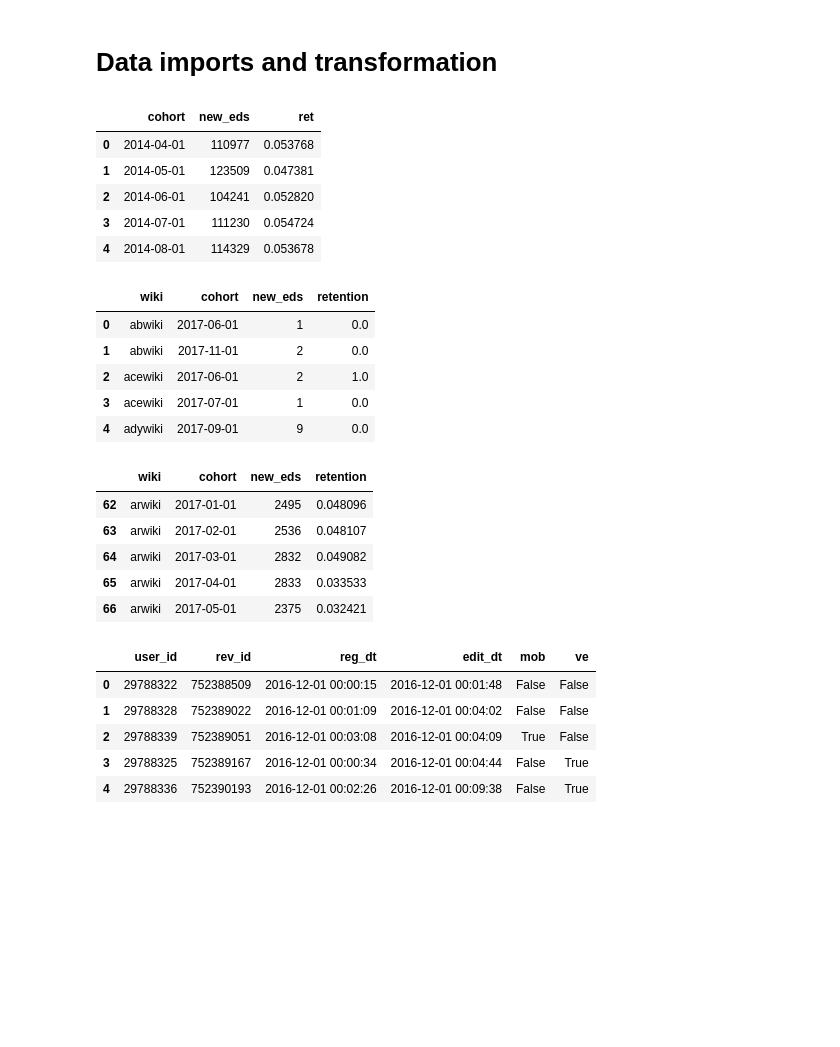
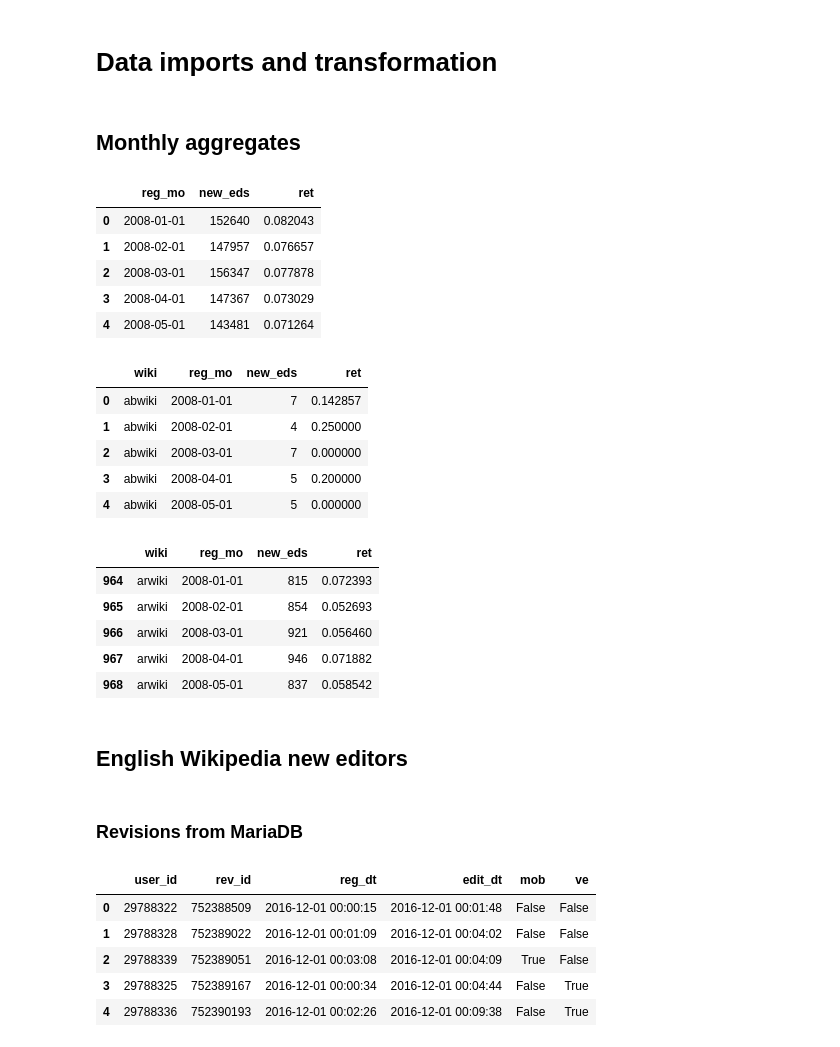
Before and after one commit to wikimedia-research/2018-01-new-editor-retention-analysis, a Jupyter notebook: analysis.ipynb, the cells around one changed output. Drawn from its saved outputs; the diff is of its cells as text; code cells hidden in the pictures; blank space fills up the shorter version.

```diff
--- a/analysis.ipynb
+++ b/analysis.ipynb
@@ -17,38 +19,44 @@ mpl.rcParams["figure.figsize"] = (20, 10)
 # %% [markdown]
 # Data imports and transformation
+# %% [markdown]
+## Monthly aggregates
 # %%
 glob_mo = pd.read_table("data/adl_global_monthly_retention.tsv")
-glob_mo["cohort"] = pd.to_datetime(glob_mo["cohort"])
+glob_mo["reg_mo"] = pd.to_datetime(glob_mo["reg_mo"])
 glob_mo.head()
 # %% [output]
-|  | cohort | new_eds | ret |
-| 0 | 2014-04-01 | 110977 | 0.053768 |
-| 1 | 2014-05-01 | 123509 | 0.047381 |
-| 2 | 2014-06-01 | 104241 | 0.052820 |
-| 3 | 2014-07-01 | 111230 | 0.054724 |
-| 4 | 2014-08-01 | 114329 | 0.053678 |
+|  | reg_mo | new_eds | ret |
+| 0 | 2008-01-01 | 152640 | 0.082043 |
+| 1 | 2008-02-01 | 147957 | 0.076657 |
+| 2 | 2008-03-01 | 156347 | 0.077878 |
+| 3 | 2008-04-01 | 147367 | 0.073029 |
+| 4 | 2008-05-01 | 143481 | 0.071264 |
 # %%
 proj_mo = pd.read_table("data/adl_project_monthly_retention.tsv")
-proj_mo["cohort"] = pd.to_datetime(proj_mo["cohort"])
+proj_mo["reg_mo"] = pd.to_datetime(proj_mo["reg_mo"])
 proj_mo.head()
 # %% [output]
-|  | wiki | cohort | new_eds | retention |
-| 0 | abwiki | 2017-06-01 | 1 | 0.0 |
-| 1 | abwiki | 2017-11-01 | 2 | 0.0 |
-| 2 | acewiki | 2017-06-01 | 2 | 1.0 |
-| 3 | acewiki | 2017-07-01 | 1 | 0.0 |
-| 4 | adywiki | 2017-09-01 | 9 | 0.0 |
+|  | wiki | reg_mo | new_eds | ret |
+| 0 | abwiki | 2008-01-01 | 7 | 0.142857 |
+| 1 | abwiki | 2008-02-01 | 4 | 0.250000 |
+| 2 | abwiki | 2008-03-01 | 7 | 0.000000 |
+| 3 | abwiki | 2008-04-01 | 5 | 0.200000 |
+| 4 | abwiki | 2008-05-01 | 5 | 0.000000 |
 # %%
 # Filter out small wikis likely to have too much noise
-proj_mo = proj_mo.groupby("wiki").filter(lambda x: x["new_eds"].mean() >= 100)
+proj_mo = proj_mo.groupby("wiki").filter(lambda x: x["new_eds"].mean() >= 25)
 proj_mo.head()
 # %% [output]
-|  | wiki | cohort | new_eds | retention |
-| 62 | arwiki | 2017-01-01 | 2495 | 0.048096 |
-| 63 | arwiki | 2017-02-01 | 2536 | 0.048107 |
-| 64 | arwiki | 2017-03-01 | 2832 | 0.049082 |
-| 65 | arwiki | 2017-04-01 | 2833 | 0.033533 |
-| 66 | arwiki | 2017-05-01 | 2375 | 0.032421 |
+|  | wiki | reg_mo | new_eds | ret |
+| 964 | arwiki | 2008-01-01 | 815 | 0.072393 |
+| 965 | arwiki | 2008-02-01 | 854 | 0.052693 |
+| 966 | arwiki | 2008-03-01 | 921 | 0.056460 |
+| 967 | arwiki | 2008-04-01 | 946 | 0.071882 |
+| 968 | arwiki | 2008-05-01 | 837 | 0.058542 |
+# %% [markdown]
+## English Wikipedia new editors
+# %% [markdown]
+### Revisions from MariaDB
 # %%
 en_revs = pd.read_table(
     "data/mdb_enwiki_new_editor_revisions.tsv",
```
Also changed, not shown: parts of 11 cells of this notebook, 2 other files.
